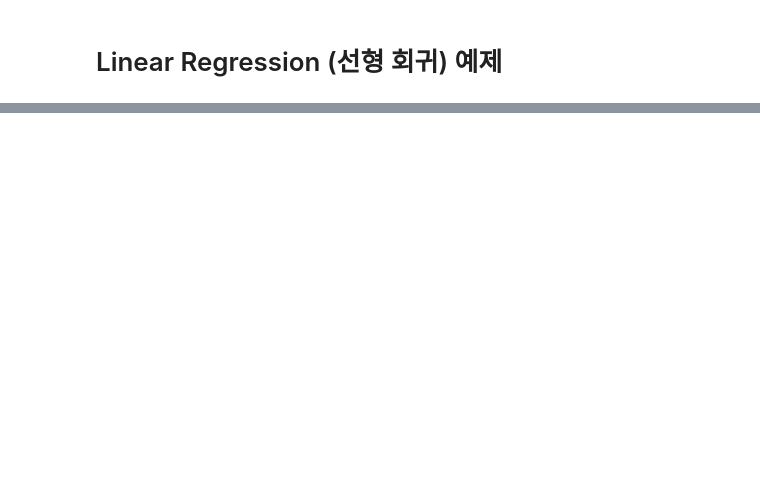
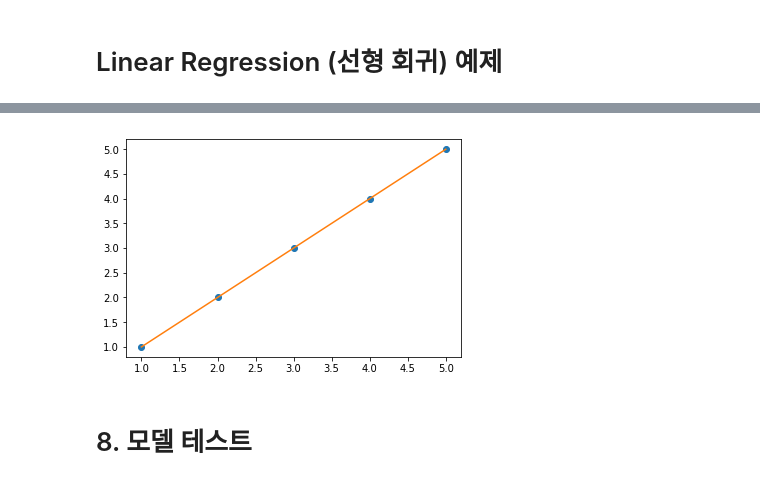
Before and after one commit to visionNoob/Keras_Tutorial, a Jupyter notebook: Keras_1_Linear_Regression.ipynb, the cells around one changed output, grey strips where cells are left out. Drawn from its saved outputs; the diff is of its cells as text; code cells hidden in the pictures; blank space fills up the shorter version.

```diff
--- a/Keras_1_Linear_Regression.ipynb
+++ b/Keras_1_Linear_Regression.ipynb
@@ -178,0 +97,11 @@ plt.show()
+# %%
+# 예측값 출력
+yhat = model.predict(input_data)
+
+plt.plot(input_data, output_data, 'o')
+plt.plot(input_data, output_data)
+plt.show()
+# %% [output]
+[figure, added]
+# %% [markdown]
+# 8. 모델 테스트
```
Also changed, not shown: parts of 37 cells of this notebook.
